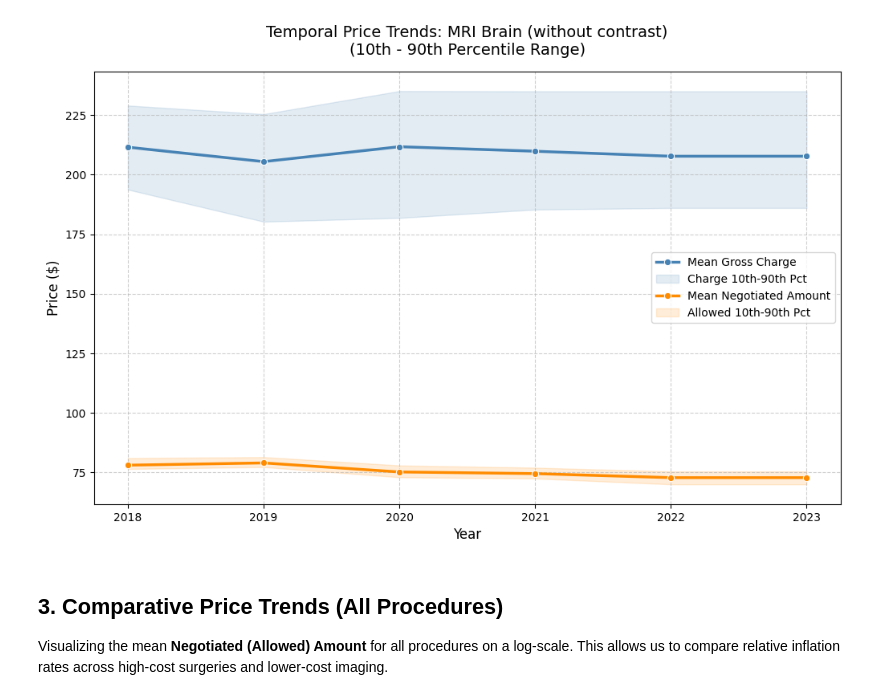
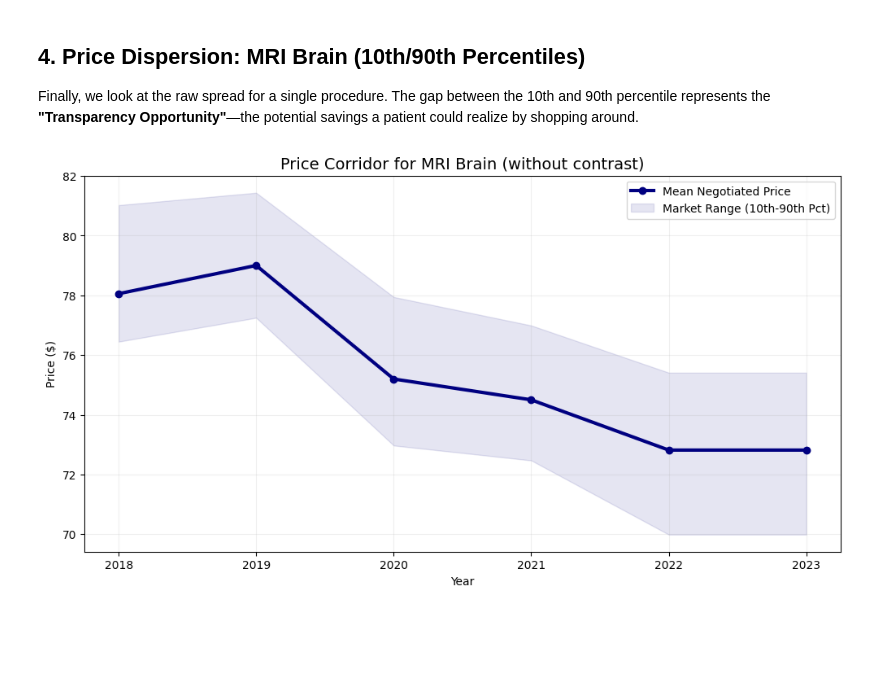
Before and after one commit to 6066Z/OpenHealthDP, a Jupyter notebook: example_analysis.ipynb, the cells around one changed output. Saved outputs shown, nothing was run; the diff lists cells and outputs as text; code cells hidden in the pictures; blank space fills up the shorter version.

```diff
--- a/example_analysis.ipynb
+++ b/example_analysis.ipynb
@@ -91,36 +105,21 @@ Analysis of a specific procedure with shaded regions showing the **10th to 90th
+# %% [markdown]
+## 4. Price Dispersion: MRI Brain (10th/90th Percentiles)
+Finally, we look at the raw spread for a single procedure. The gap between the 10th and 90th percentile represents the **"Transparency Opportunity"**—the potential savings a patient could realize by shopping around.
 # %%
 pid = "CPT:70551"
-pname = PROCEDURE_MAP[pid]
 df_single = full_df[full_df['procedure_id'] == pid]
+if not df_single.empty:
+    stats = df_single.groupby('source_year')['avg_allowed'].agg(['mean', lambda x: x.quantile(0.10), lambda x: x.quantile(0.90)]).reset_index()
+    stats.columns = ['Year', 'Mean', 'P10', 'P90']
 
-if not df_single.empty and 'source_year' in df_single.columns:
-    # Aggregate 10th and 90th percentiles
-    stats = df_single.groupby('source_year').agg({
-        'avg_charge': ['mean', lambda x: x.quantile(0.10), lambda x: x.quantile(0.90)],
-        'avg_allowed': ['mean', lambda x: x.quantile(0.10), lambda x: x.quantile(0.90)]
-    })
-    stats.columns = ['charge_mean', 'charge_p10', 'charge_p90', 'allowed_mean', 'allowed_p10', 'allowed_p90']
-    stats = stats.reset_index()
-
-    plt.figure(figsize=(12, 7))
-
-    # Gross Charges
-    sns.lineplot(data=stats, x='source_year', y='charge_mean', marker='o', color='steelblue', label='Mean Gross Charge', linewidth=2.5)
-    plt.fill_between(stats['source_year'], stats['charge_p10'], stats['charge_p90'], color='steelblue', alpha=0.15, label='Charge 10th-90th Pct')
-
-    # Allowed Amounts
-    sns.lineplot(data=stats, x='source_year', y='allowed_mean', marker='o', color='darkorange', label='Mean Negotiated Amount', linewidth=2.5)
-    plt.fill_between(stats['source_year'], stats['allowed_p10'], stats['allowed_p90'], color='darkorange', alpha=0.15, label='Allowed 10th-90th Pct')
-
-    plt.title(f'Temporal Price Trends: {pname}\n(10th - 90th Percentile Range)', fontsize=14, pad=15)
-    plt.xlabel('Year', fontsize=12)
-    plt.ylabel('Price ($)', fontsize=12)
-    plt.xticks(stats['source_year'].unique())
-    plt.grid(True, linestyle='--', alpha=0.6)
+    plt.figure(figsize=(12, 6))
+    plt.plot(stats['Year'], stats['Mean'], marker='o', color='navy', label='Mean Negotiated Price', linewidth=3)
+    plt.fill_between(stats['Year'], stats['P10'], stats['P90'], color='navy', alpha=0.1, label='Market Range (10th-90th Pct)')
+    plt.title(f"Price Corridor for {PROCEDURE_MAP[pid]}", fontsize=14)
+    plt.ylabel("Price ($)")
+    plt.xlabel("Year")
     plt.legend()
+    plt.grid(True, alpha=0.2)
     plt.show()
 # %% [output]
-[figure, old version]
+[figure, new version]
-# %% [markdown]
-## 3. Comparative Price Trends (All Procedures)
-Visualizing the mean **Negotiated (Allowed) Amount** for all procedures on a log-scale. This allows us to compare relative inflation rates across high-cost surgeries and lower-cost imaging.
```
Also changed, not shown: parts of 14 cells of this notebook.
